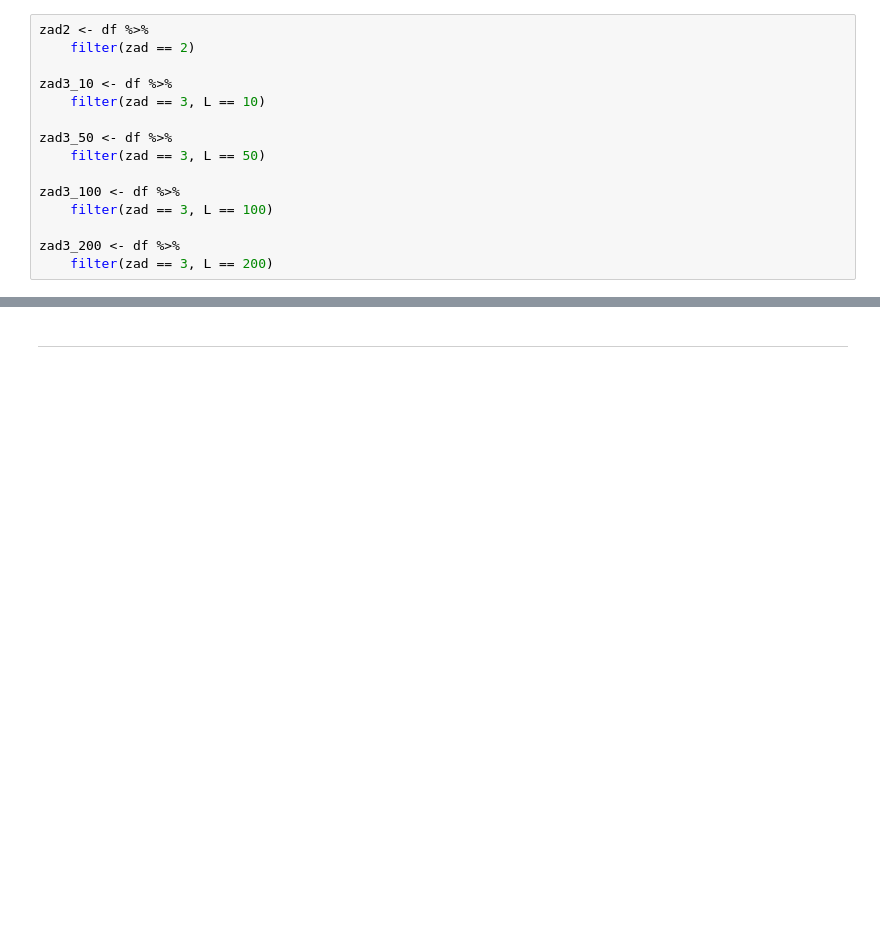
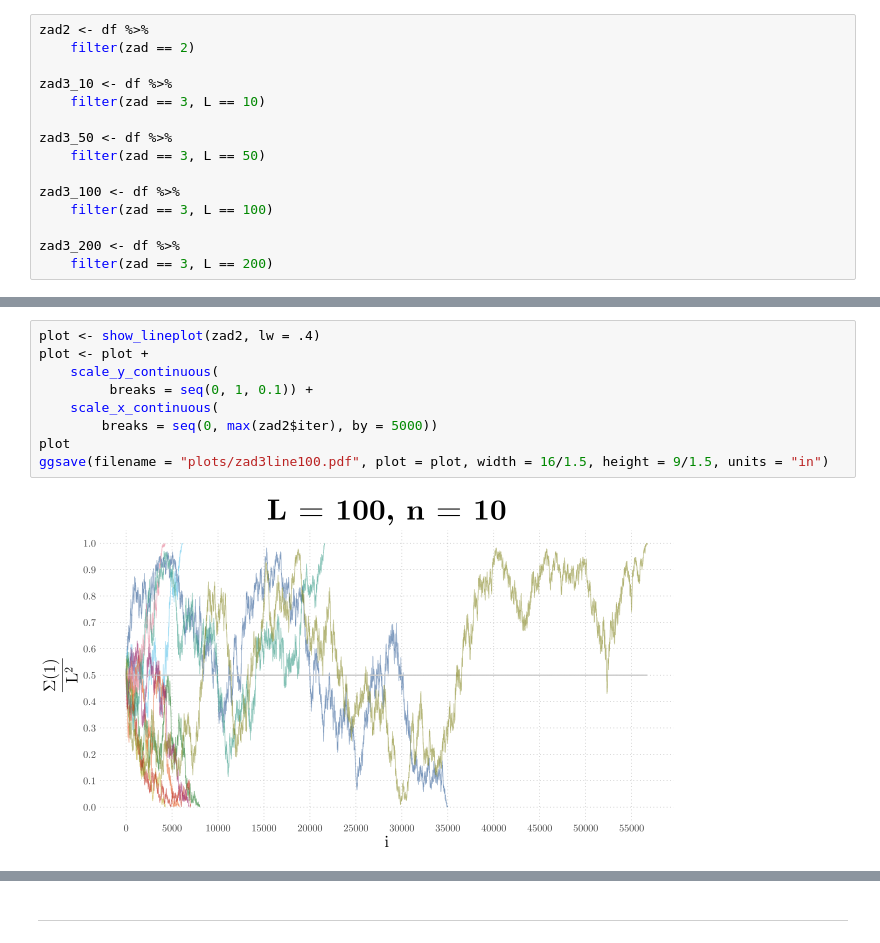
Before and after one commit to stawarzkrzysztof/socjologiaobliczeniowa2025, a Jupyter notebook: zad1/analysis.ipynb, the cells around one changed output, grey strips where cells are left out. Cells and saved outputs as stored; diff of their text form; blank space fills up the shorter version.

```diff
--- a/zad1/analysis.ipynb
+++ b/zad1/analysis.ipynb
@@ -274,0 +243,11 @@ round(mean(zad2$time), 4)
+# %%
+plot <- show_lineplot(zad2, lw = .4)
+plot <- plot +
+    scale_y_continuous(
+         breaks = seq(0, 1, 0.1)) +
+    scale_x_continuous(
+        breaks = seq(0, max(zad2$iter), by = 5000))
+plot
+ggsave(filename = "plots/zad3line100.pdf", plot = plot, width = 16/1.5, height = 9/1.5, units = "in")
+# %% [output]
+[figure, added]
```
Also changed, not shown: parts of 35 cells of this notebook, 26 other files.
